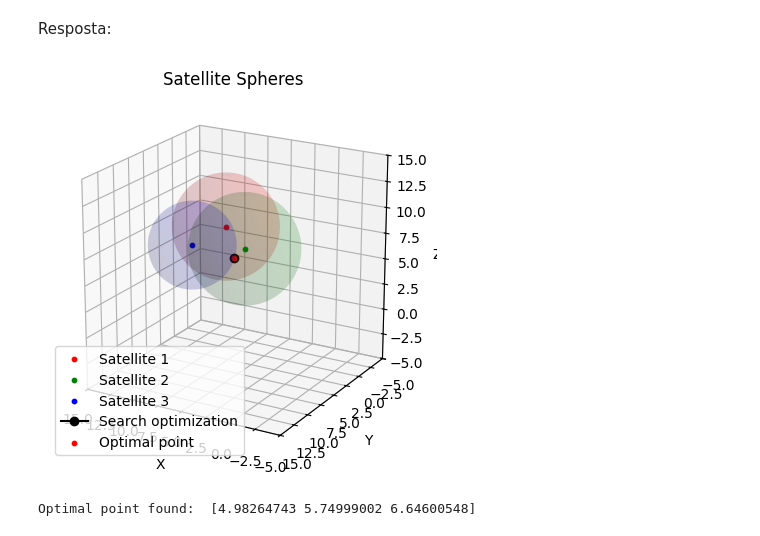
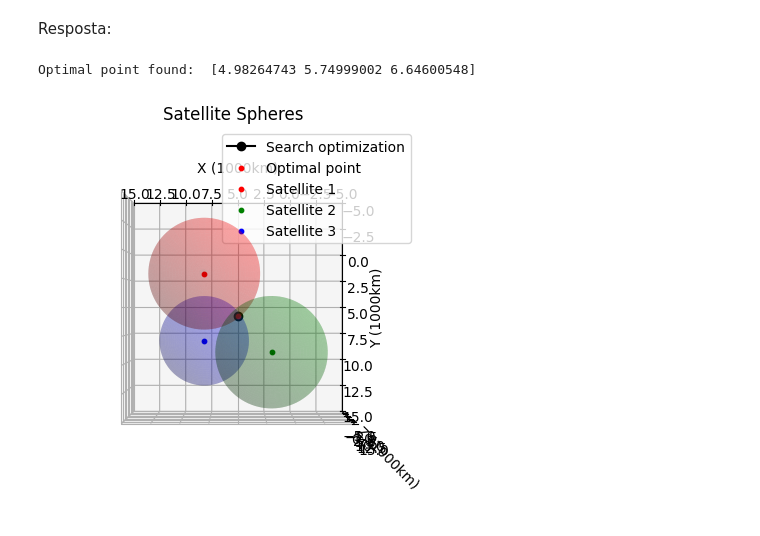
Before and after one commit to davibelo/EQE703_trabalho_1, a Jupyter notebook: res_questao_2.ipynb, the cells around one changed output. Cells and saved outputs as stored; diff of their text form; code cells hidden in the pictures.

```diff
--- a/res_questao_2.ipynb
+++ b/res_questao_2.ipynb
@@ -393,75 +393,36 @@ G_func = sp.lambdify((X, Y, Z), G, 'numpy')
 # G as callable function
 def G_numeric(r):
     return G_func(r[0], r[1], r[2])
 
 initial_guess = [0, 0, 0]
 
 # Solving optimization
 result = scipy.optimize.minimize(G_numeric,
                                  initial_guess,
                                  method='Nelder-Mead')
 
 optimal_point = result.x
 
-# Function to plot sphere
-def plot_sphere(ax, center, radius, color):
-    phi, theta = np.mgrid[0.0:2.0*np.pi:100j, 0.0:np.pi:50j]
-    x = center[0] + radius * np.sin(theta) * np.cos(phi)
-    y = center[1] + radius * np.sin(theta) * np.sin(phi)
-    z = center[2] + radius * np.cos(theta)
-    ax.plot_surface(x, y, z, color=color, alpha=0.1)
-
-# Plot grid
-phi, theta = np.mgrid[0.0:2.0*np.pi:100j, 0.0:np.pi:50j]
-
 # Figure creation
 fig = plt.figure()
 ax = fig.add_subplot(111, projection='3d')
-
-# Satellites centers
-r1 = [X1, Y1, Z1]
-r2 = [X2, Y2, Z2]
-r3 = [X3, Y3, Z3]
-
-# Plotting satellites centers
-ax.scatter(r1[0], r1[1], r1[2], color='r', s=10, label='Satellite 1')
-ax.scatter(r2[0], r2[1], r2[2], color='g', s=10, label='Satellite 2')
-ax.scatter(r3[0], r3[1], r3[2], color='b', s=10, label='Satellite 3')
-
-# Plotting Spheres
-plot_sphere(ax, r1, R1, 'r')
-plot_sphere(ax, r2, R2, 'g')
-plot_sphere(ax, r3, R3, 'b')
 
 # Search points
 search_points = result.allvecs if hasattr(result, 'allvecs') else [result.x]
 search_points = np.array(search_points)
 
 # Plotting search points
 ax.plot(search_points[:, 0], search_points[:, 1], search_points[:, 2], 'ko-', markersize=6, label='Search optimization')
 
 # Plotting optimal point
 ax.scatter(optimal_point[0], optimal_point[1], optimal_point[2], color='r', s=10, label='Optimal point')
 
-# Graph configuration
-ax.set_xlabel('X')
-ax.set_ylabel('Y')
-ax.set_zlabel('Z')
-ax.set_title('Satellite Spheres')
-ax.legend()
-
-ax.set_box_aspect([1, 1, 1])
-ax.set_xlim([-5, 15])
-ax.set_ylim([-5, 15])
-ax.set_zlim([-5, 15])
-ax.view_init(elev=20, azim=120)
-
-plt.show()
+plot_satellites_and_spheres(ax, r1, r2, r3, R1, R2, R3, elev=90, azim=90)
 
 print("Optimal point found: ", optimal_point)
 # %% [output]
+Optimal point found:  [4.98264743 5.74999002 6.64600548]
-[figure, old version]
+[figure, new version]
-Optimal point found:  [4.98264743 5.74999002 6.64600548]
 # %%
 import numpy as np
 import scipy.optimize
```
Also changed, not shown: parts of 1 cell of this notebook.
